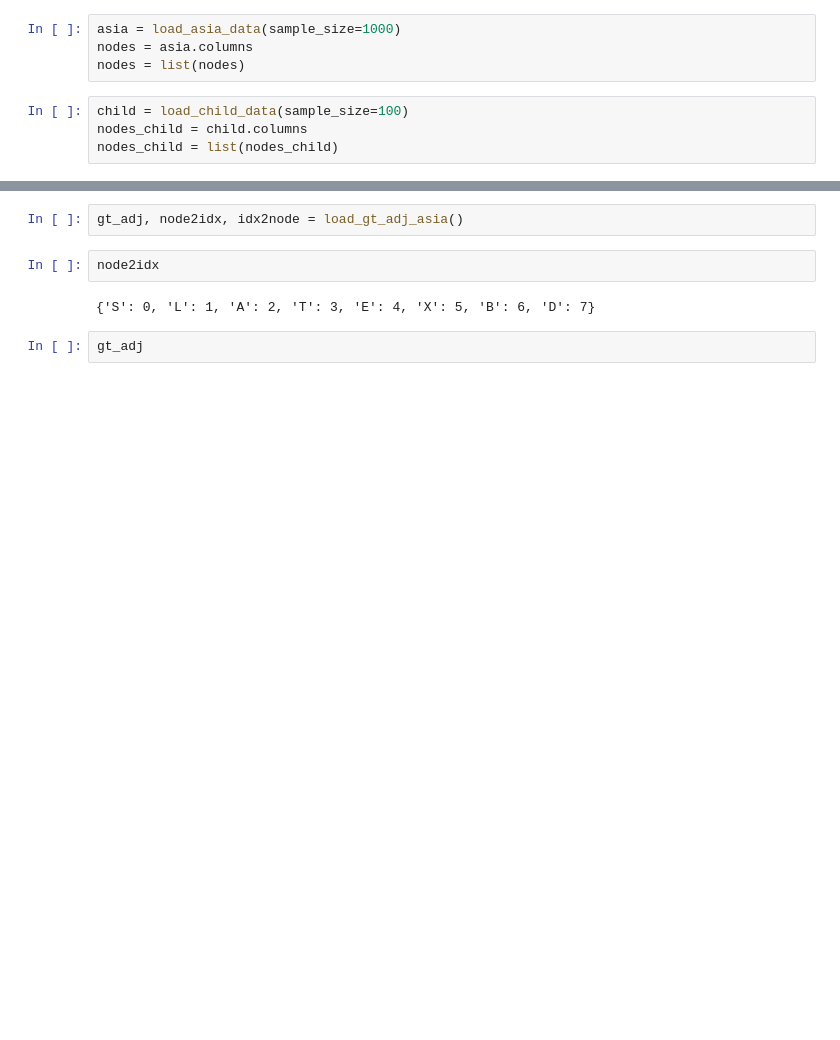
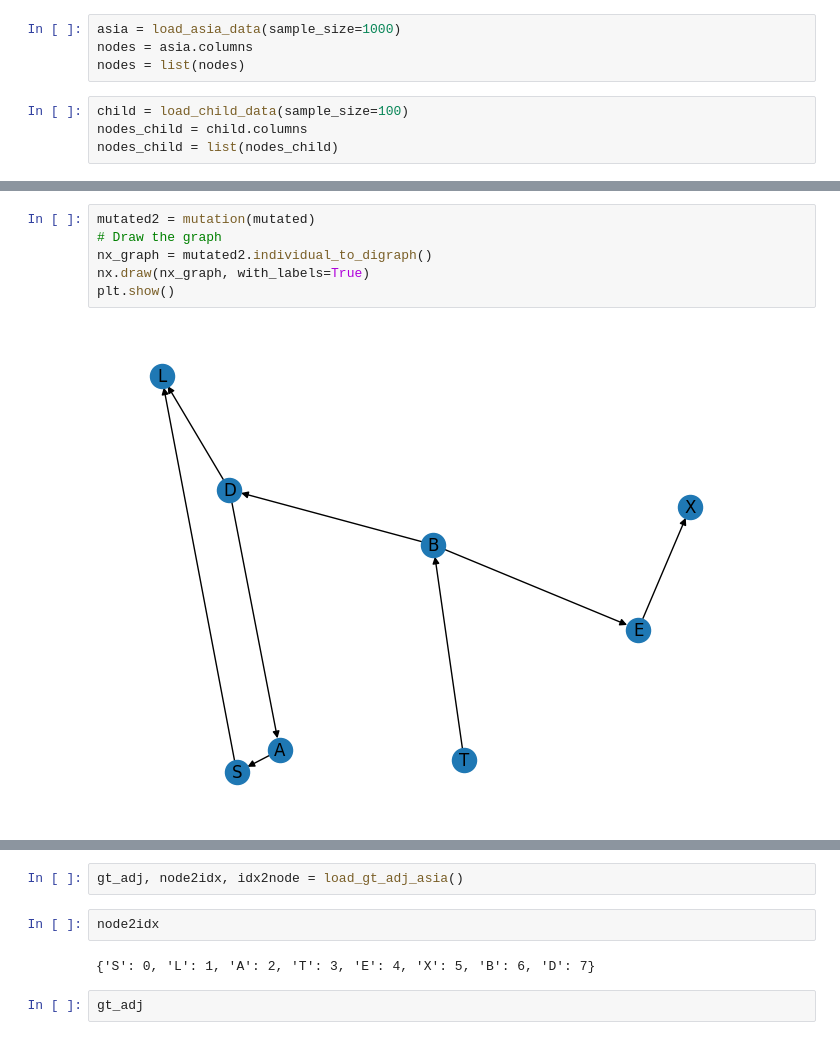
Before and after one commit to jpafcampos/evolutionary-dag-learning, a Jupyter notebook: src/tester.ipynb, the cells around one changed output, grey strips where cells are left out. Saved outputs shown, nothing was run; the diff lists cells and outputs as text; blank space fills up the shorter version.

```diff
--- a/src/tester.ipynb
+++ b/src/tester.ipynb
@@ -152,3 +173,11 @@ nodes_child = list(nodes_child)
+# %%
+mutated2 = mutation(mutated)
+# Draw the graph
+nx_graph = mutated2.individual_to_digraph()
+nx.draw(nx_graph, with_labels=True)
+plt.show()
+# %% [output]
+[figure, added]
 # %%
 asia.head()
 # %% [output]
```
Also changed, not shown: parts of 26 cells of this notebook, 3 other files.
